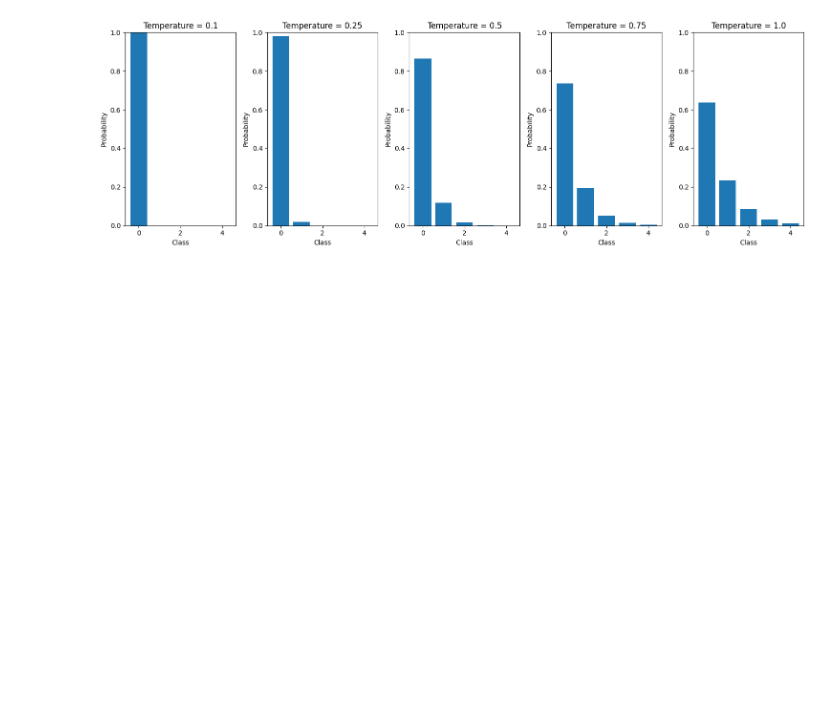
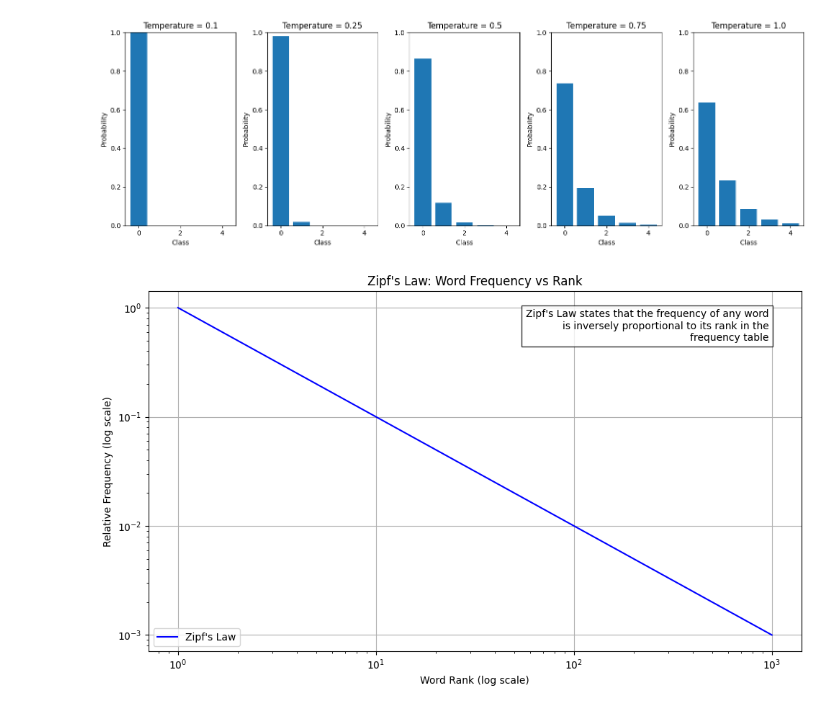
Before and after one commit to solarecho3/vectors, a Jupyter notebook: ml.ipynb, the cells around one changed output. Drawn from its saved outputs; the diff is of its cells as text; code cells hidden in the pictures; blank space fills up the shorter version.

```diff
--- a/ml.ipynb
+++ b/ml.ipynb
@@ -97,3 +97,38 @@ plt.tight_layout()
 plt.show()
 # %% [output]
 [figure]
+# %%
+# Example of Zipf's Law for word frequencies
+import numpy as np
+import matplotlib.pyplot as plt
+
+# Generate ranks from 1 to 1000
+ranks = np.arange(1, 1001)
+
+# Calculate frequencies using Zipf's Law: frequency ∝ 1/rank
+frequencies = 1/ranks
+
+# Create the plot
+plt.figure(figsize=(10, 6))
+plt.loglog(ranks, frequencies, 'b-', label="Zipf's Law")
+plt.grid(True)
+
+plt.title("Zipf's Law: Word Frequency vs Rank")
+plt.xlabel('Word Rank (log scale)')
+plt.ylabel('Relative Frequency (log scale)')
+plt.legend()
+
+# Add text annotation explaining Zipf's Law
+plt.text(0.95, 0.95,
+         "Zipf's Law states that the frequency of any word\n" +
+         "is inversely proportional to its rank in the\n" +
+         "frequency table",
+         transform=plt.gca().transAxes,
+         verticalalignment='top',
+         horizontalalignment='right',
+         bbox=dict(facecolor='white', alpha=0.8))
+
+plt.tight_layout()
+plt.show()
+# %% [output]
+[figure, added]
```
Also changed, not shown: parts of 4 cells of this notebook.
